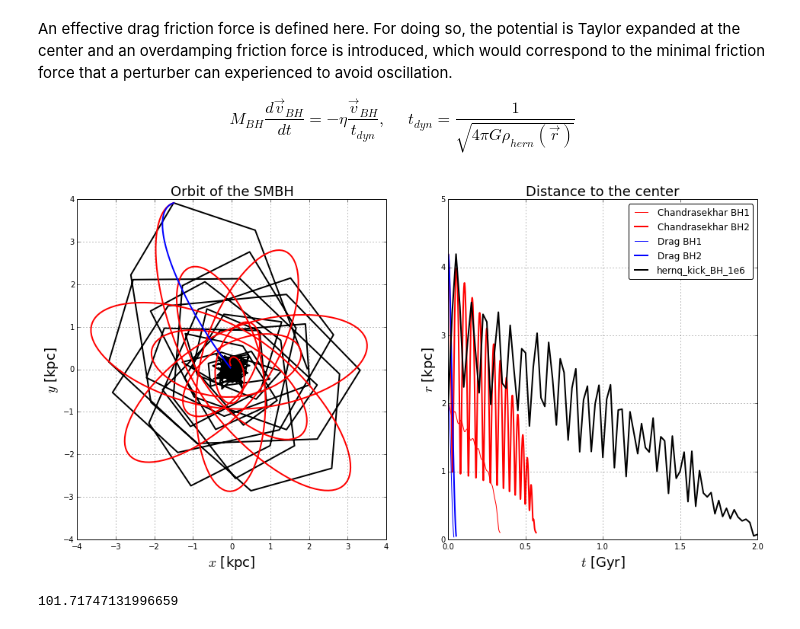
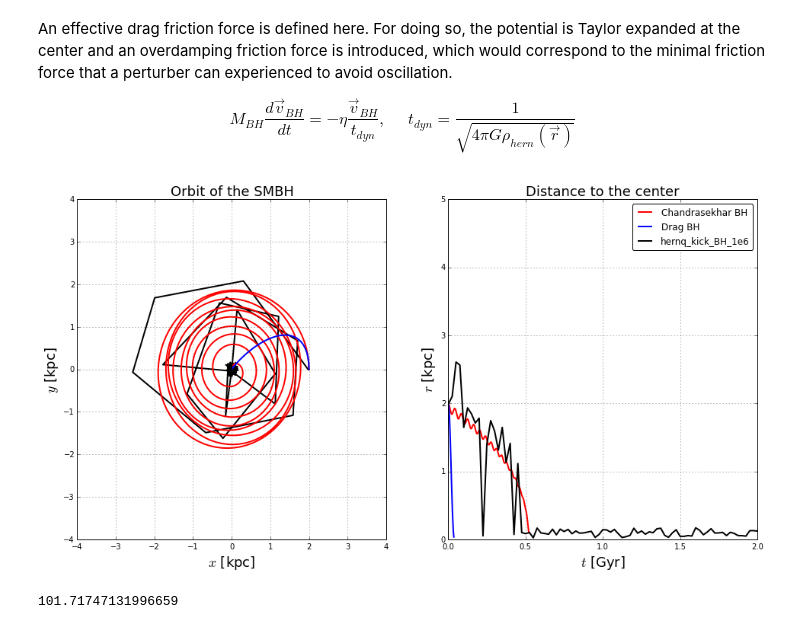
Before and after one commit to sbustamante/CosmologicalBlackHoles, a Jupyter notebook: Codes/controlled_experiments.ipynb, the cells around one changed output. Saved outputs shown, nothing was run; the diff lists cells and outputs as text; code cells hidden in the pictures.

```diff
--- a/Codes/controlled_experiments.ipynb
+++ b/Codes/controlled_experiments.ipynb
@@ -36,7 +36,10 @@ import h5py
 from scripts.dynamical_friction import *
 
 #Data folder
-DataFolder = '/home/bustamsn/PhD/Data/hernquist_dynamical_friction/'
+#DataFolder = '/home/bustamsn/PhD/Data/hernquist_dynamical_friction/'
+DataFolder = ''
+#Results folder
+DataResults = './results/'
 # %% [markdown]
 # Contents
 # %% [markdown]
@@ -100,17 +105,19 @@ bh_s1_g.read_trajectory( )
 # %%
 #Potential centered
-bh_s2 = black_hole_sim( simulation = "%s/hernq_kick_BH_1e6"%(DataFolder),
+bh_s2 = black_hole_sim( simulation = "%shernq_kick_BH_1e6"%(DataFolder),
                         snapbase = 'snapshot',
                         n_snap = 240,
                         center = [250,250,250] )
-bh_s2.read_trajectory( pot_center = True )
+#bh_s2.read_trajectory( pot_center = True )
+bh_s2.load_trajectory( folder=DataResults, pot_center = True )
 
 #Geometrically centered
-bh_s2_g = black_hole_sim( simulation = "%s/hernq_kick_BH_1e6"%(DataFolder),
+bh_s2_g = black_hole_sim( simulation = "%shernq_kick_BH_1e6"%(DataFolder),
                           snapbase = 'snapshot',
                           n_snap = 240,
                           center = [250,250,250] )
-bh_s2_g.read_trajectory( )
+#bh_s2_g.read_trajectory( )
+bh_s2_g.load_trajectory( folder=DataResults )
 # %%
 #Potential centered
 bh_s2_t1 = black_hole_sim( simulation = "%s/hernq_kick_BH_1e6_T1"%(DataFolder),
@@ -261,8 +271,8 @@ $$ M_{BH}\frac{d \vec{v}_{BH}}{dt} = -16 \pi \ln(\Lambda) G^2 M_{BH}^2\left[ \in
 #Mass of black hole [1e10 M_sun]
 Mb = 1e-2
 #Impact parameters [kpc]
-bmin = 0.1
-bmax = 2*a
+bmin = 0.05
+bmax = 0.1*a
 
 #Distribution function
 hernquist.kargs = { 'Mb':Mb, 'bmin':bmin, 'bmax':bmax }
@@ -382,46 +344,44 @@ plt.figure( figsize=(16,8) )
 plt.subplot(1,2,1)
 
 #Analytic trajectories
-plt.plot(rtc2[:,0], rtc2[:,1], '-', lw=2, color = 'red')
-plt.plot(rtd2[:,0], rtd2[:,1], '-', lw=2, color = 'blue')
+plt.plot(rtc1[:,0], rtc1[:,1], '-', lw=2, color = 'red')
+plt.plot(rtd1[:,0], rtd1[:,1], '-', lw=2, color = 'blue')
 
 
 #Simulated trajectories
 T = 240
 plt.plot( bh_s2.r[:T,0], bh_s2.r[:T,1] , '-', lw=2, color = 'black', zorder = 0 )
 
 
 dL = 4
 plt.xlim( (-dL,dL) )
 plt.ylim( (-dL,dL) )
 plt.xlabel( "$x$ [kpc]", fontsize = 18 )
 plt.ylabel( "$y$ [kpc]", fontsize = 18 )
 plt.grid(1)
 plt.title( "Orbit of the SMBH", fontsize = 18 )
 
 plt.subplot(1,2,2)
 
 #Analytic trajectories
-plt.plot(tc1, np.sqrt(rtc1[:,0]**2 + rtc1[:,1]**2 + rtc1[:,2]**2), '-', lw=1, color = 'red', label = 'Chandrasekhar BH1')
-plt.plot(tc2, np.sqrt(rtc2[:,0]**2 + rtc2[:,1]**2 + rtc2[:,2]**2), '-', lw=2, color = 'red', label = 'Chandrasekhar BH2')
-plt.plot(td1, np.sqrt(rtd1[:,0]**2 + rtd1[:,1]**2 + rtd1[:,2]**2), '-', lw=1, color = 'blue', label = 'Drag BH1')
-plt.plot(td2, np.sqrt(rtd2[:,0]**2 + rtd2[:,1]**2 + rtd2[:,2]**2), '-', lw=2, color = 'blue', label = 'Drag BH2')
+plt.plot(tc1, np.sqrt(rtc1[:,0]**2 + rtc1[:,1]**2 + rtc1[:,2]**2), '-', lw=2, color = 'red', label = 'Chandrasekhar BH')
+plt.plot(td1, np.sqrt(rtd1[:,0]**2 + rtd1[:,1]**2 + rtd1[:,2]**2), '-', lw=2, color = 'blue', label = 'Drag BH')
 
 #Simulated trajectories
 T = 240
 plt.plot( bh_s2.t[:T], np.sqrt( bh_s2.r[:T,0]**2 + bh_s2.r[:T,1]**2 + bh_s2.r[:T,2]**2 ),
 '-', lw=2, color = 'black', zorder = 10, label = 'hernq_kick_BH_1e6' )
 
 #plt.semilogx()
 plt.ylim( (0,5) )
 plt.xlim( (0,2) )
 plt.xlabel( "$t$ [Gyr]", fontsize = 18 )
 plt.ylabel( "$r$ [kpc]", fontsize = 18 )
 plt.grid(1)
 plt.title( "Distance to the center", fontsize = 18 )
 leg = plt.legend( loc= 'upper right', fancybox = True )
 # %% [output]
-[figure, old version]
+[figure, new version]
 # %%
 data = h5py.File( '/home/bustamsn/PhD/Data/hernquist_dynamical_friction/hernq_kick_BH_1e5/output/snapshot_240.hdf5', 'r')
 coord = data['PartType1']['Coordinates']
```
Also changed, not shown: parts of 7 cells of this notebook, 5 other files.
